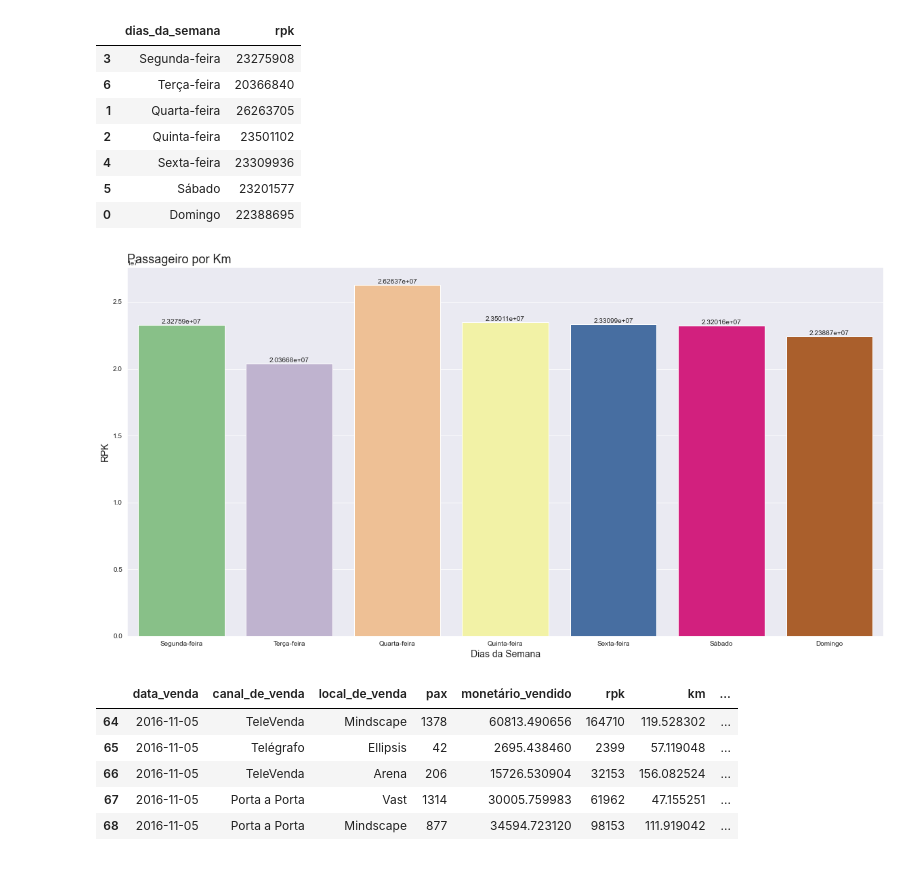
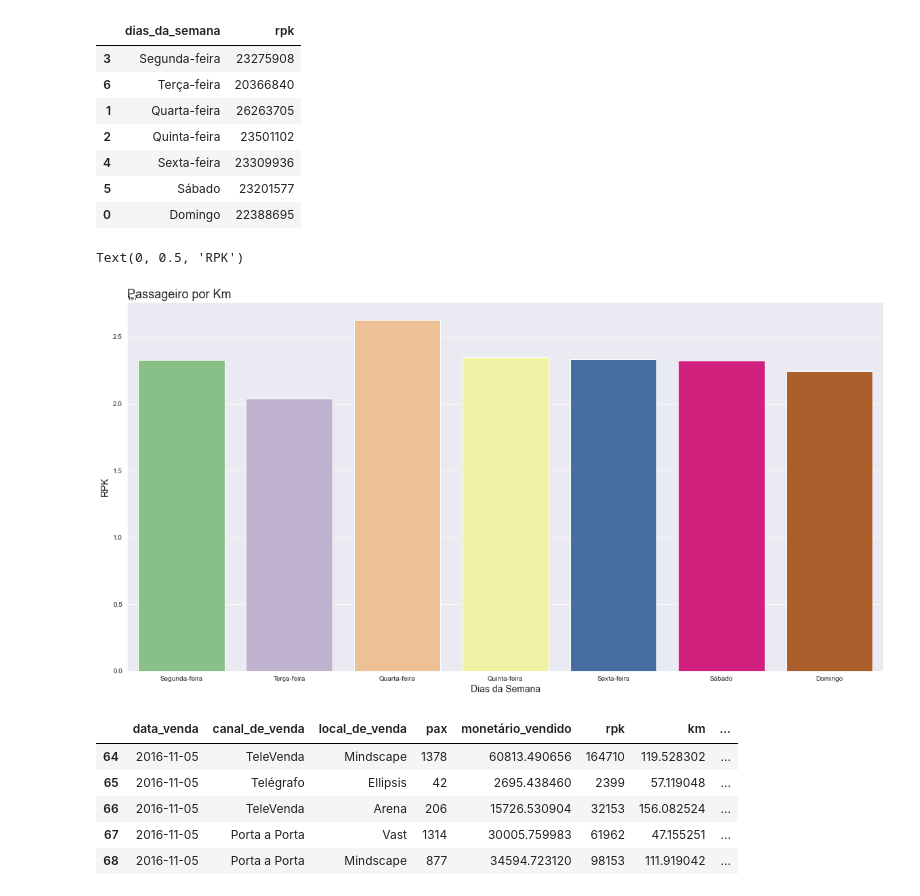
Before and after one commit to alexaugusto23/Gol_Cases, a Jupyter notebook: case01.ipynb, the cells around one changed output. Cells and saved outputs as stored; diff of their text form; code cells hidden in the pictures.

```diff
--- a/case01.ipynb
+++ b/case01.ipynb
@@ -125,0 +178,9 @@ _df['km'] = _df['rpk'] / _df['pax']
+# %%
+_df['aceleracao_pax'] = _df['pax'].diff()
+_df['aumento_pax'] = _df['aceleracao_pax'].diff()
+_df['aceleracao_rpk'] = _df['rpk'].diff()
+_df['aumento_rpk'] = _df['aceleracao_rpk'].diff()
+_df['aceleracao_km'] = _df['km'].diff()
+_df['aumento_km'] = _df['aceleracao_km'].diff()
+_df = _df.fillna(0)
+_df
@@ -310,15 +423,16 @@ See the caveats in the documentation: https://pandas.pydata.org/pandas-docs/stab
 # %%
 sns.set_palette('Accent')
 sns.set_style('darkgrid')
 ax = sns.barplot(x = 'dias_da_semana', y = 'rpk', data = _df4)
 ax.figure.set_size_inches(20, 10)
 ax.set_title('Passageiro por Km', loc='left', fontsize=18)
 ax.set_xlabel('Dias da Semana', fontsize=14)
 ax.set_ylabel('RPK', fontsize=14)
-for i in ax.containers:
-    ax.bar_label(i)
+# for i in ax.containers:
+#     ax.bar_label(i)
 # %% [output]
+Text(0, 0.5, 'RPK')
-[figure, old version]
+[figure, new version]
 # %%
 _data_prk_sab_dom = _df[(_df['dias_da_semana']=='Sábado') | (_df['dias_da_semana']=='Domingo')]
 _data_prk_sab_dom.head(5)
```
Also changed, not shown: parts of 22 cells of this notebook.
